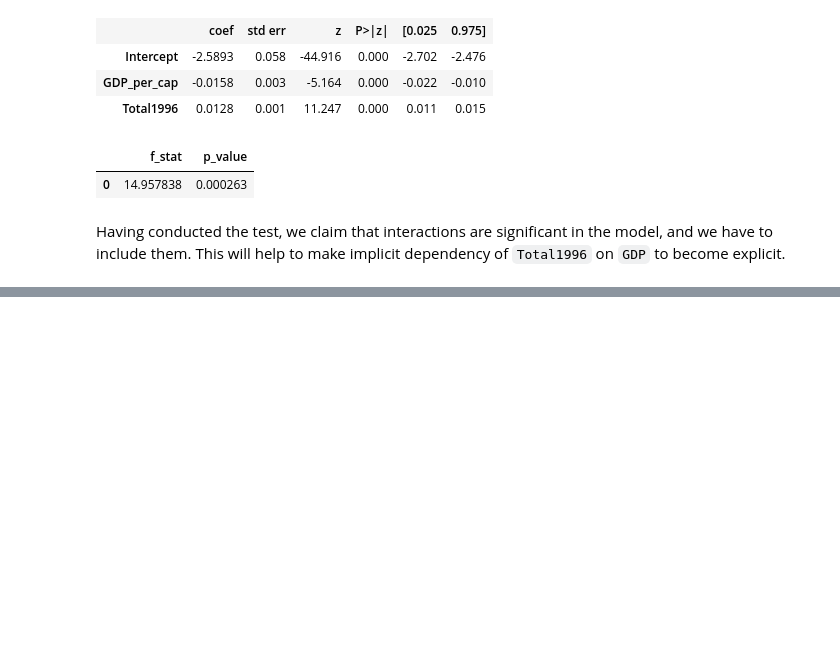
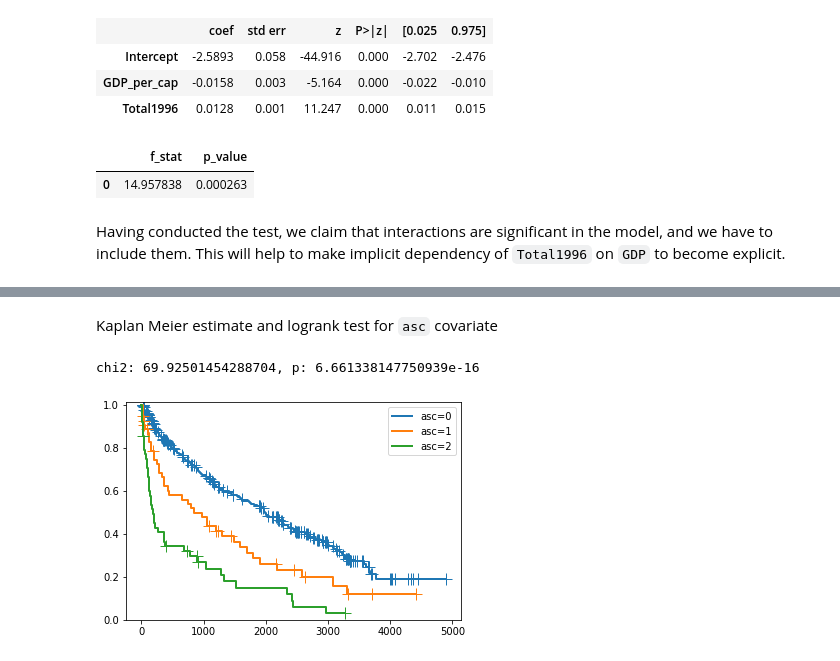
Before and after one commit to vindex10/sma-assignments, a Jupyter notebook: assignment2/assignment-2.ipynb, the cells around one changed output, grey strips where cells are left out. Drawn from its saved outputs; the diff is of its cells as text; code cells hidden in the pictures; blank space fills up the shorter version.

```diff
--- a/assignment2/assignment-2.ipynb
+++ b/assignment2/assignment-2.ipynb
@@ -317,0 +389,10 @@ Having conducted the test, we claim that interactions are significant in the mod
+# %% [markdown]
+Kaplan Meier estimate and logrank test for `asc` covariate
+# %%
+fig, ax = plt.subplots()
+plot_km_surv_factor(ax, cyr_data, "asc")
+chi2, p = sma.duration.survdiff(cyr_data.time, cyr_data.status, cyr_data.asc)
+print(f"chi2: {chi2}, p: {p}")
+# %% [output]
+chi2: 69.92501454288704, p: 6.661338147750939e-16
+[figure, added]
```
Also changed, not shown: parts of 30 cells of this notebook, 2 other files.
